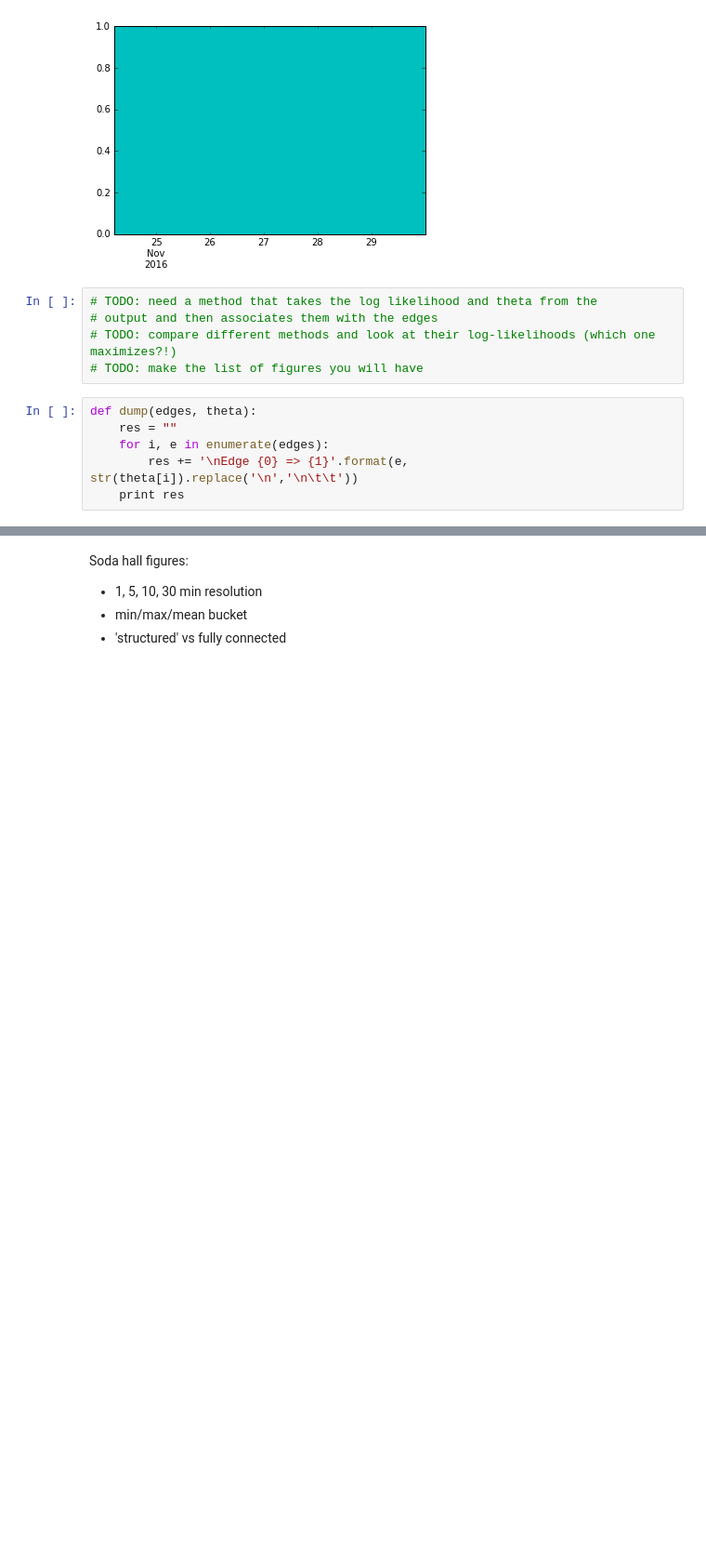
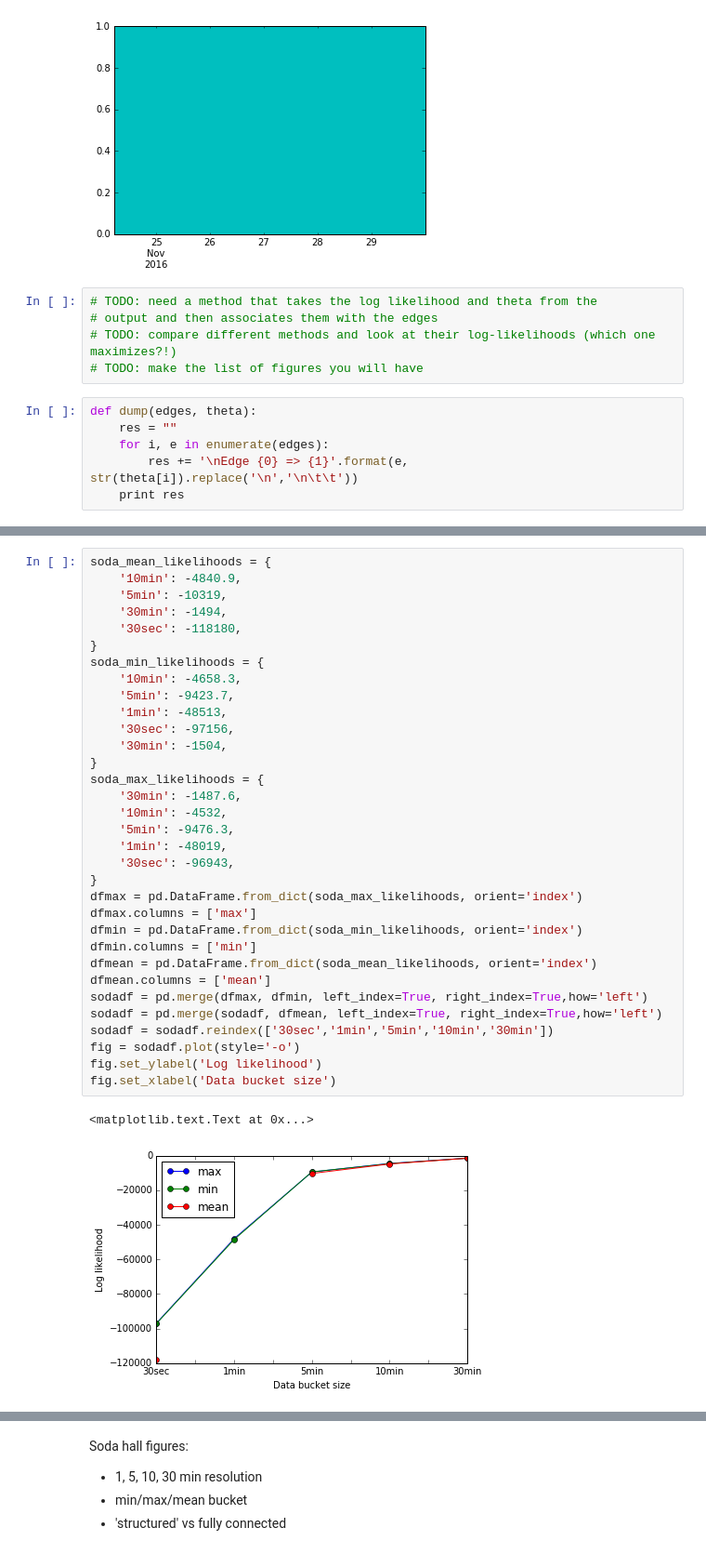
Before and after one commit to gtfierro/cs281project, a Jupyter notebook: Soda Data process.ipynb, the cells around one changed output, grey strips where cells are left out. Shown at 93% size. Cells and saved outputs as stored; diff of their text form; blank space fills up the shorter version.

```diff
--- a/Soda Data process.ipynb
+++ b/Soda Data process.ipynb
@@ -192,0 +204,36 @@ def dump(edges, theta):
+# %%
+soda_mean_likelihoods = {
+    '10min': -4840.9,
+    '5min': -10319,
+    '30min': -1494,
+    '30sec': -118180,
+}
+soda_min_likelihoods = {
+    '10min': -4658.3,
+    '5min': -9423.7,
+    '1min': -48513,
+    '30sec': -97156,
+    '30min': -1504,
+}
+soda_max_likelihoods = {
+    '30min': -1487.6,
+    '10min': -4532,
+    '5min': -9476.3,
+    '1min': -48019,
+    '30sec': -96943,
+}
+dfmax = pd.DataFrame.from_dict(soda_max_likelihoods, orient='index')
+dfmax.columns = ['max']
+dfmin = pd.DataFrame.from_dict(soda_min_likelihoods, orient='index')
+dfmin.columns = ['min']
+dfmean = pd.DataFrame.from_dict(soda_mean_likelihoods, orient='index')
+dfmean.columns = ['mean']
+sodadf = pd.merge(dfmax, dfmin, left_index=True, right_index=True,how='left')
+sodadf = pd.merge(sodadf, dfmean, left_index=True, right_index=True,how='left')
+sodadf = sodadf.reindex(['30sec','1min','5min','10min','30min'])
+fig = sodadf.plot(style='-o')
+fig.set_ylabel('Log likelihood')
+fig.set_xlabel('Data bucket size')
+# %% [output]
+<matplotlib.text.Text at 0x...>
+[figure, added]
```
Also changed, not shown: parts of 23 cells of this notebook.
